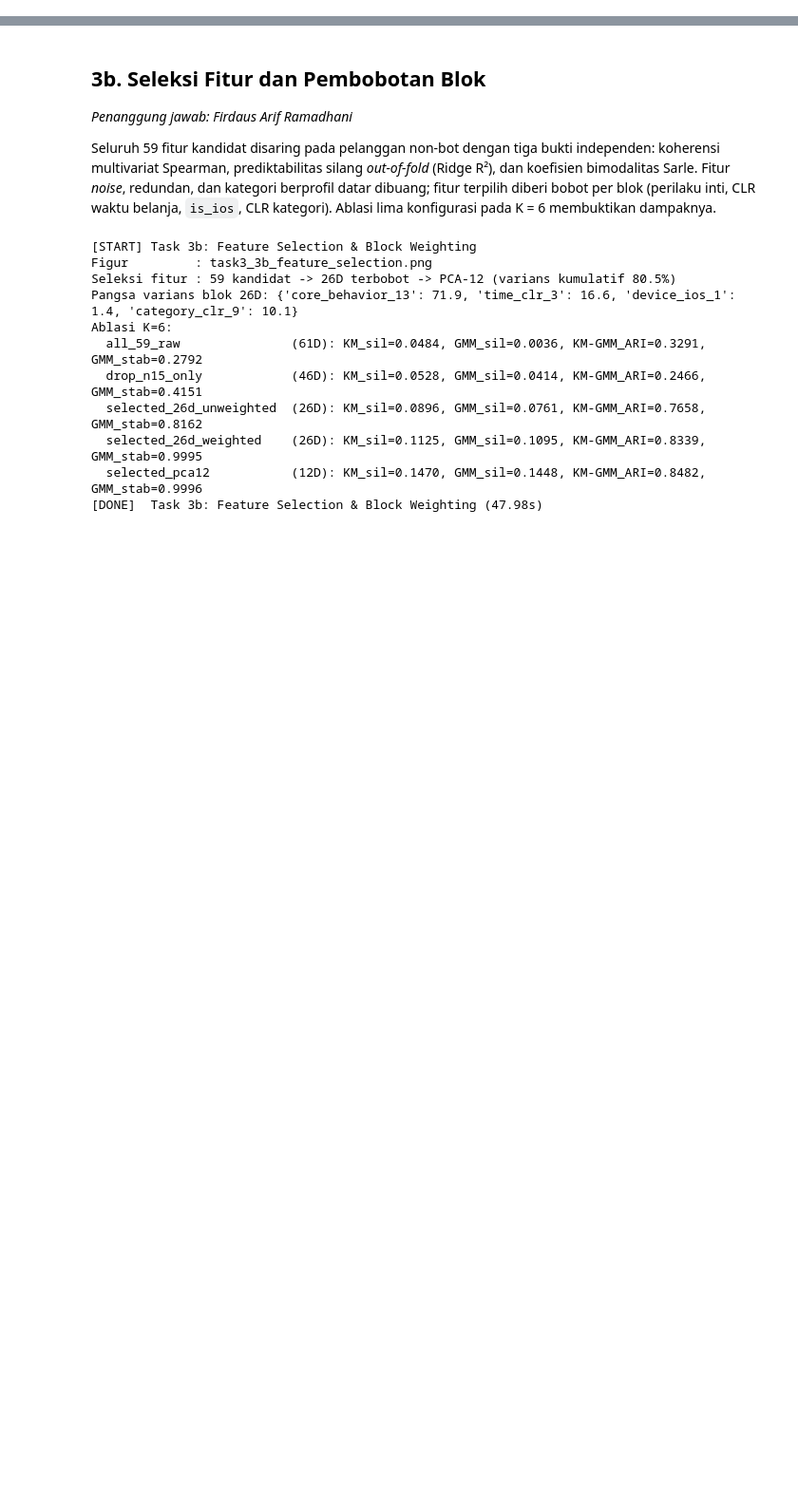
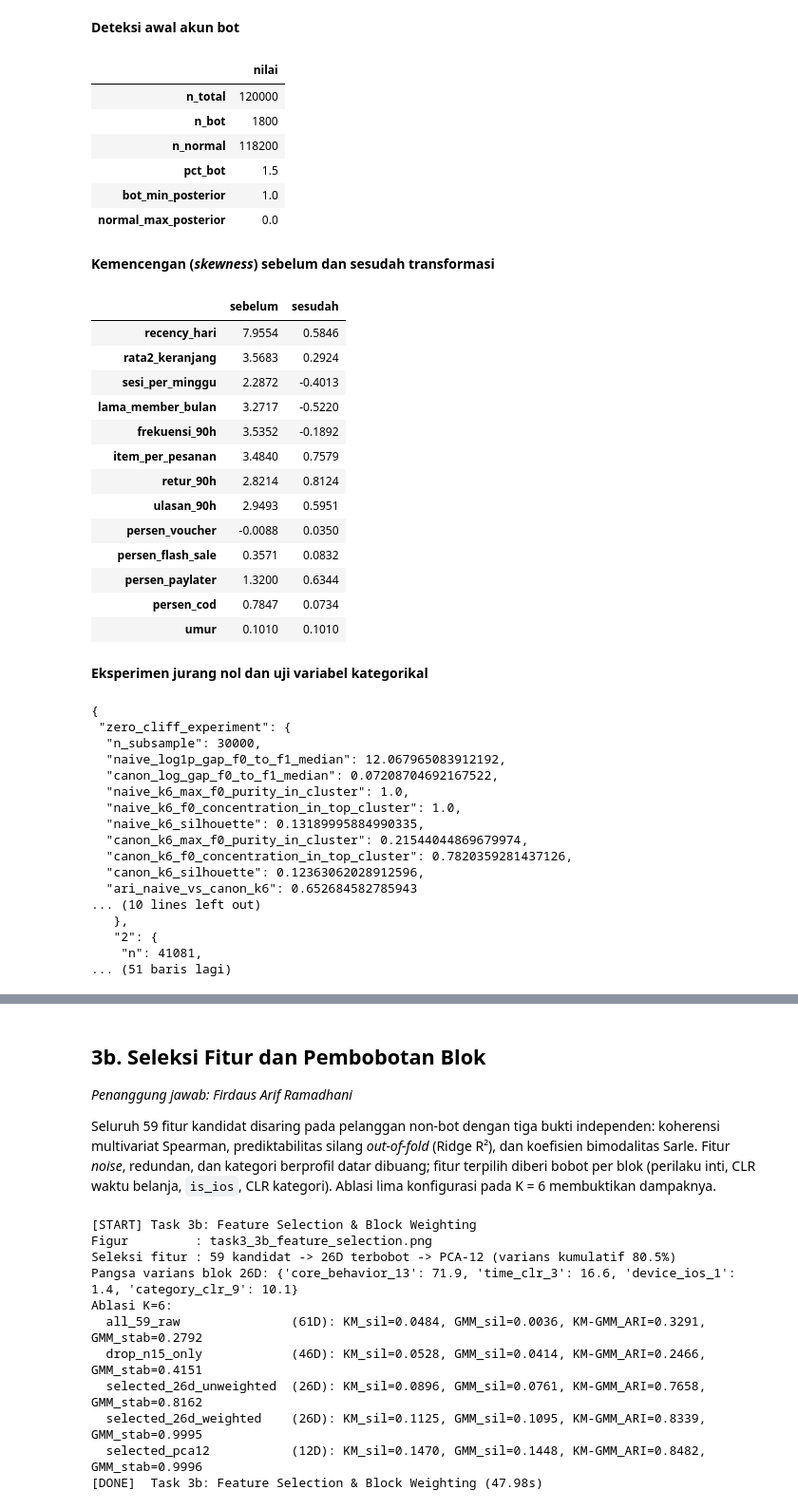
Before and after one commit to Nerodix/uts-ml-2026, a Jupyter notebook: kode/notebooks/tugas3_clustering.ipynb, the cells around one changed output, grey strips where cells are left out. Shown at 95% size. Cells and saved outputs as stored; diff of their text form; code cells hidden in the pictures; blank space fills up the shorter version.

```diff
--- a/kode/notebooks/tugas3_clustering.ipynb
+++ b/kode/notebooks/tugas3_clustering.ipynb
@@ -150,0 +143,59 @@ tampilkan_gambar("task3_3a_preprocessing.png")
+# %%
+audit_pra = audit_prapemrosesan(df, seed=SEED)
+buat_grafik_prapemrosesan(df, is_bot, df_canon, audit_pra, FIGURES_DIR / "task3_3a_preprocessing.png")
+save_json(audit_pra, RESULTS_DIR / "task3_preprocess.json")
+
+bot = audit_pra["bot_prescreening"]
+display(Markdown("**Deteksi awal akun bot**"))
+display(pd.Series({k: bot[k] for k in ("n_total", "n_bot", "n_normal", "pct_bot",
+                                         "bot_min_posterior", "normal_max_posterior")},
+                  name="nilai", dtype=object).to_frame())
+display(Markdown("**Kemencengan (*skewness*) sebelum dan sesudah transformasi**"))
+transformasi = audit_pra["canonical_transform"]
+display(pd.DataFrame({"sebelum": transformasi["skew_before"], "sesudah": transformasi["skew_after"]}))
+display(Markdown("**Eksperimen jurang nol dan uji variabel kategorikal**"))
+ringkas({"zero_cliff_experiment": audit_pra["zero_cliff_experiment"],
+         "categorical_audit": audit_pra["categorical_audit"]})
+tampilkan_gambar("task3_3a_preprocessing.png")
+# %% [output]
+**Deteksi awal akun bot**
+|  | nilai |
+| n_total | 120000 |
+| n_bot | 1800 |
+| n_normal | 118200 |
+| pct_bot | 1.5 |
+| bot_min_posterior | 1.0 |
+| normal_max_posterior | 0.0 |
+**Kemencengan (*skewness*) sebelum dan sesudah transformasi**
+|  | sebelum | sesudah |
+| recency_hari | 7.9554 | 0.5846 |
+| rata2_keranjang | 3.5683 | 0.2924 |
+| sesi_per_minggu | 2.2872 | -0.4013 |
+| lama_member_bulan | 3.2717 | -0.5220 |
+| frekuensi_90h | 3.5352 | -0.1892 |
+| item_per_pesanan | 3.4840 | 0.7579 |
+| retur_90h | 2.8214 | 0.8124 |
+| ulasan_90h | 2.9493 | 0.5951 |
+| persen_voucher | -0.0088 | 0.0350 |
+| persen_flash_sale | 0.3571 | 0.0832 |
+| persen_paylater | 1.3200 | 0.6344 |
+| persen_cod | 0.7847 | 0.0734 |
+| umur | 0.1010 | 0.1010 |
+**Eksperimen jurang nol dan uji variabel kategorikal**
+{
+ "zero_cliff_experiment": {
+  "n_subsample": 30000,
+  "naive_log1p_gap_f0_to_f1_median": 12.067965083912192,
+  "canon_log_gap_f0_to_f1_median": 0.07208704692167522,
+  "naive_k6_max_f0_purity_in_cluster": 1.0,
+  "naive_k6_f0_concentration_in_top_cluster": 1.0,
+  "naive_k6_silhouette": 0.13189995884990335,
+  "canon_k6_max_f0_purity_in_cluster": 0.21544044869679974,
+  "canon_k6_f0_concentration_in_top_cluster": 0.7820359281437126,
+  "canon_k6_silhouette": 0.12363062028912596,
+  "ari_naive_vs_canon_k6": 0.652684582785943
+... (10 lines left out)
+   },
+   "2": {
+    "n": 41081,
+... (51 baris lagi)
```
Also changed, not shown: parts of 13 cells of this notebook.
